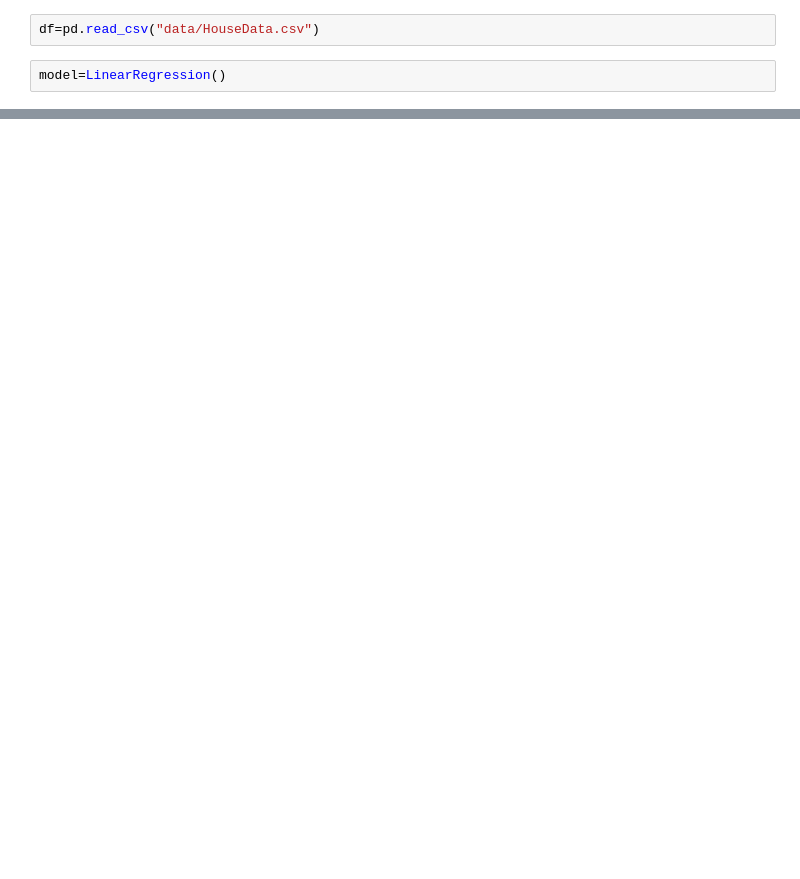
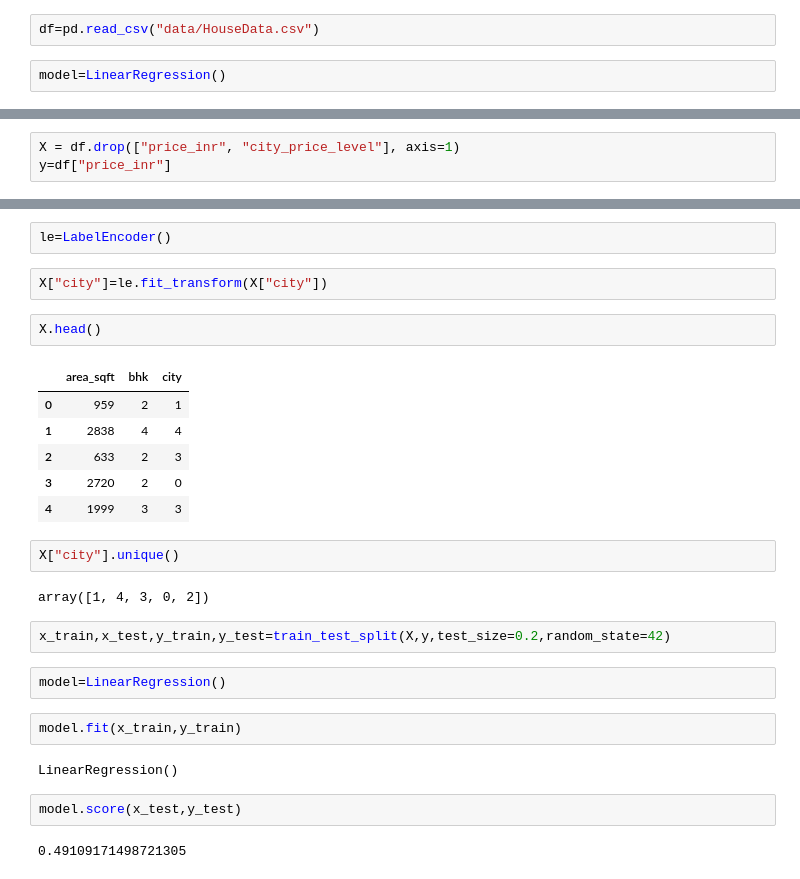
Before and after one commit to sourabhrajput7489-glitch/learn, a Jupyter notebook: main.ipynb, the cells around one changed output, grey strips where cells are left out. Cells and saved outputs as stored; diff of their text form; blank space fills up the shorter version.

Commit message:
Day 1| sample linear-regression |LabelEncoder

```diff
--- a/main.ipynb
+++ b/main.ipynb
@@ -14,0 +61,3 @@ model=LinearRegression()
+# %%
+X = df.drop(["price_inr", "city_price_level"], axis=1)
+y=df["price_inr"]
@@ -14,0 +88,29 @@ model=LinearRegression()
+# %%
+le=LabelEncoder()
+# %%
+X["city"]=le.fit_transform(X["city"])
+# %%
+X.head()
+# %% [output]
+|  | area_sqft | bhk | city |
+| 0 | 959 | 2 | 1 |
+| 1 | 2838 | 4 | 4 |
+| 2 | 633 | 2 | 3 |
+| 3 | 2720 | 2 | 0 |
+| 4 | 1999 | 3 | 3 |
+# %%
+X["city"].unique()
+# %% [output]
+array([1, 4, 3, 0, 2])
+# %%
+x_train,x_test,y_train,y_test=train_test_split(X,y,test_size=0.2,random_state=42)
+# %%
+model=LinearRegression()
+# %%
+model.fit(x_train,y_train)
+# %% [output]
+LinearRegression()
+# %%
+model.score(x_test,y_test)
+# %% [output]
+0.49109171498721305
```
Also changed, not shown: parts of 11 cells of this notebook, 1 other file.
